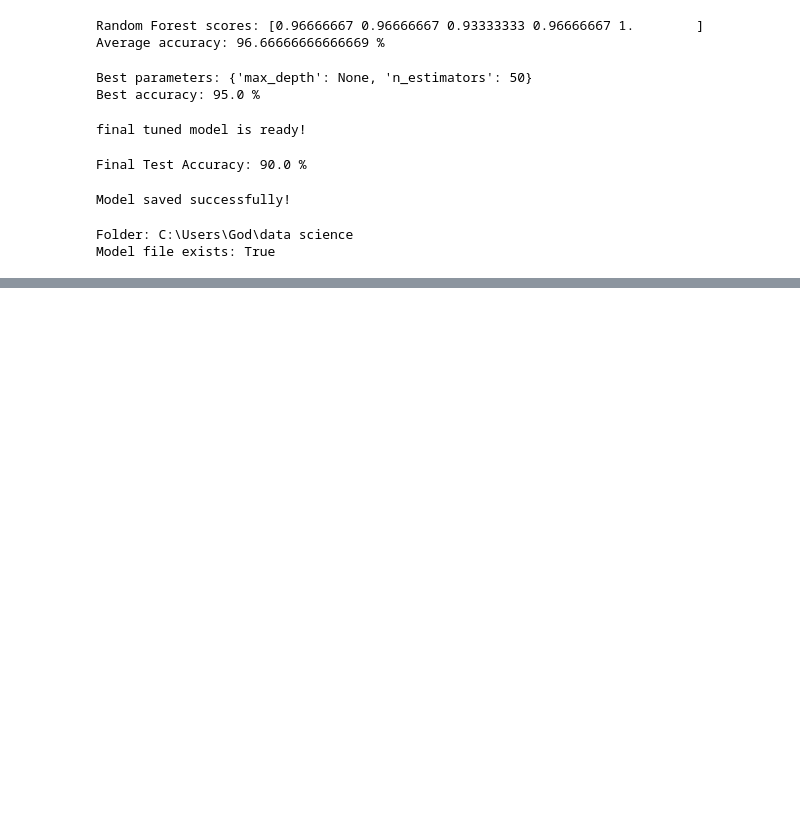
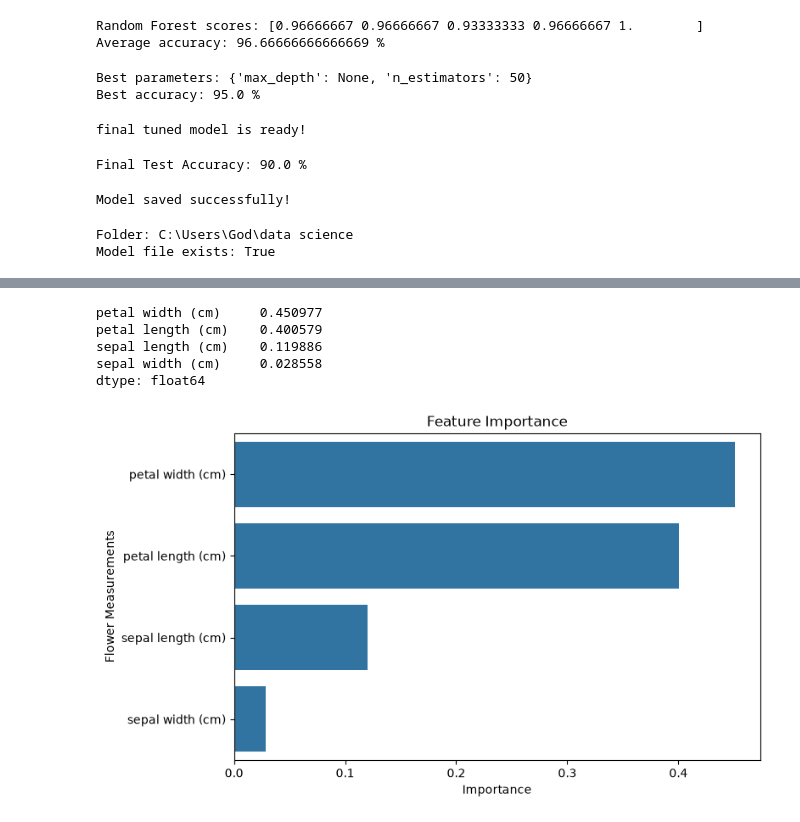
Before and after one commit to anurajpandey06-maker/flower-prediction-app, a Jupyter notebook: data_science.ipynb, the cells around one changed output, grey strips where cells are left out. Drawn from its saved outputs; the diff is of its cells as text; code cells hidden in the pictures; blank space fills up the shorter version.

```diff
--- a/data_science.ipynb
+++ b/data_science.ipynb
@@ -358,0 +373,25 @@ Model file exists: True
+# %%
+import pandas as pd
+import matplotlib.pyplot as plt
+import seaborn as sns
+
+importance = pd.Series(
+    best_model.feature_importances_,
+    index=X.columns
+).sort_values(ascending=False)
+
+print(importance)
+
+plt.figure(figsize=(8, 5))
+sns.barplot(x=importance.values, y=importance.index)
+plt.title("Feature Importance")
+plt.xlabel("Importance")
+plt.ylabel("Flower Measurements")
+plt.show()
+# %% [output]
+petal width (cm)     0.450977
+petal length (cm)    0.400579
+sepal length (cm)    0.119886
+sepal width (cm)     0.028558
+dtype: float64
+[figure, added]
```
Also changed, not shown: parts of 2 cells of this notebook, 1 other file.
